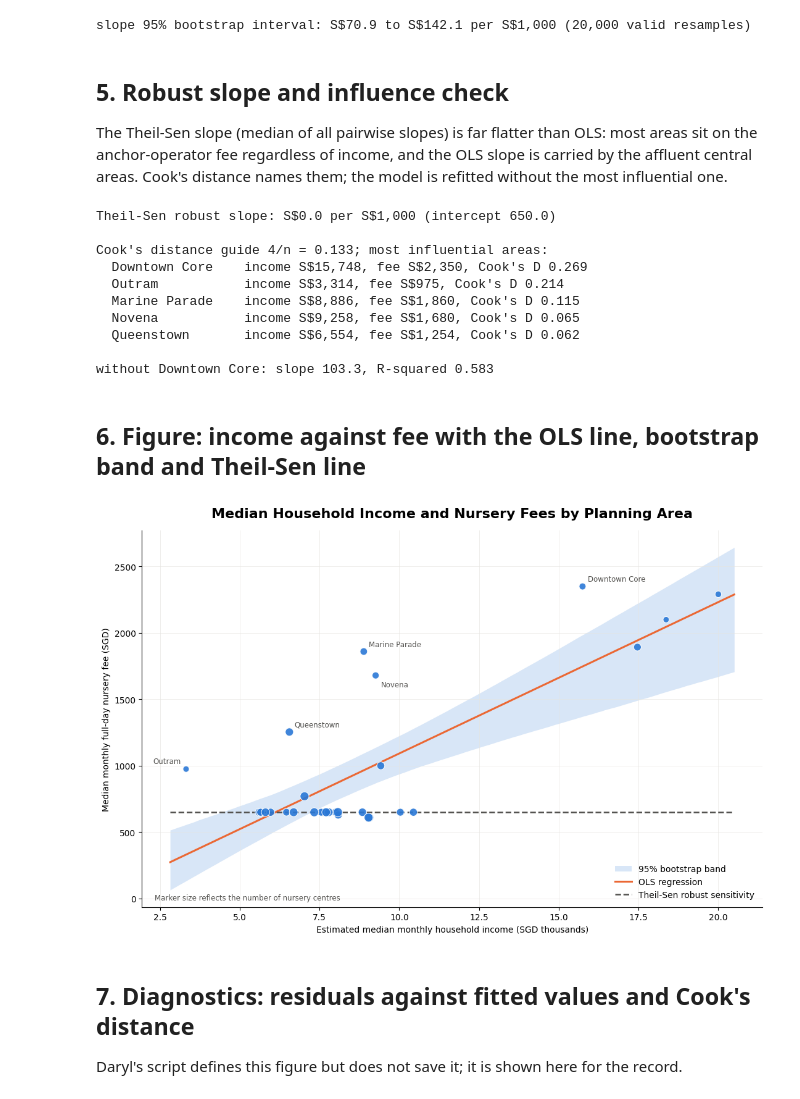
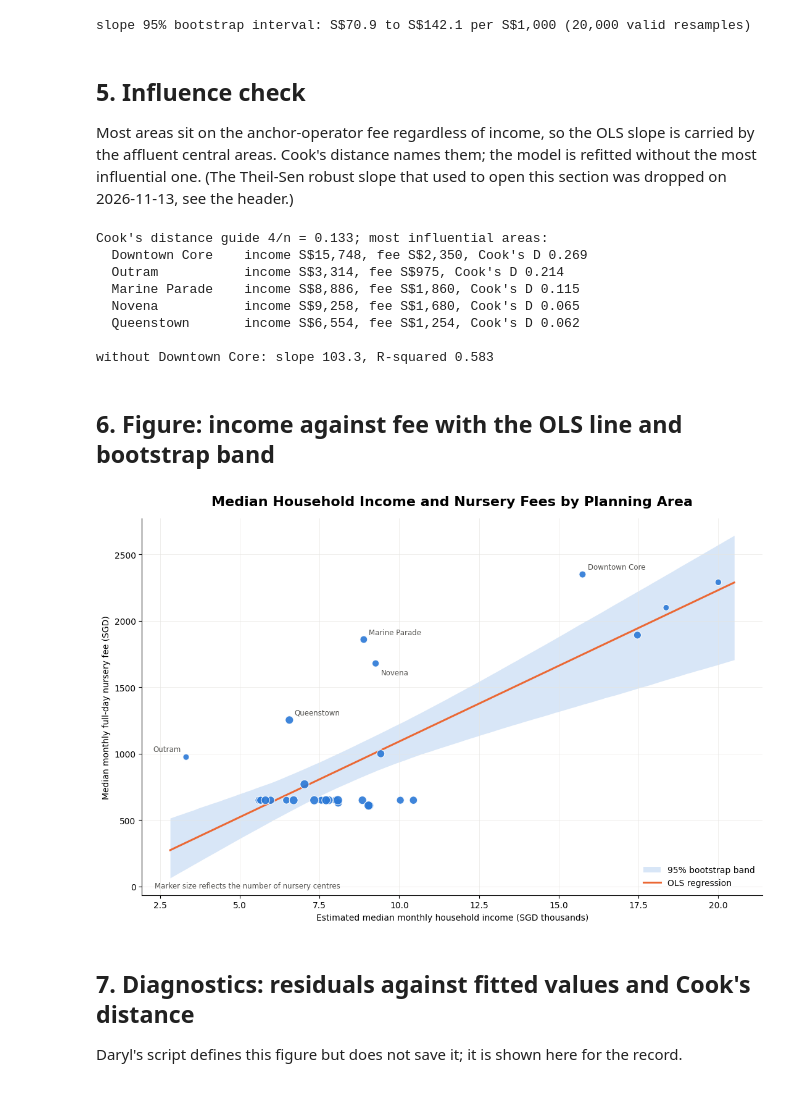
Before and after one commit to squgily/BT4015group2, a Jupyter notebook: 3_Hypothesis_Testing/3_02_income_fee_regression.ipynb, the cells around one changed output. Cells and saved outputs as stored; diff of their text form; code cells hidden in the pictures.

```diff
--- a/3_Hypothesis_Testing/3_02_income_fee_regression.ipynb
+++ b/3_Hypothesis_Testing/3_02_income_fee_regression.ipynb
@@ -35,8 +39,8 @@ import pandas as pd
 from bt4015.regression import INCOME_BANDS, ols_fit, prepare_data
 
 INCOME_CSV = DATA / "ResidentHouseholdsIncomebyPlanningArea.csv"
-NURSERY_CSV = OUT / "spatial_autocorrelation_nursery_fee_planning_area" / "planning_area_nursery_fee_moran.csv"
-OUT_DIR = OUT / "resident-household-income_regression"   # the folder Daryl's run wrote to
+NURSERY_CSV = OUT / "spatial_autocorrelation_nursery_fee_planning_area_2026" / "planning_area_nursery_fee_moran.csv"
+OUT_DIR = OUT / "household_income_nursery_fee_regression_2026"   # Daryl's folder on main (11 Nov)
 OUT_DIR.mkdir(parents=True, exist_ok=True)
 PERMUTATIONS = 49_999     # two-sided permutation test for the correlations
 BOOTSTRAP_SAMPLES = 20_000  # paired bootstrap resamples for the slope interval
@@ -168,37 +172,21 @@ print(f"slope 95% bootstrap interval: S${slope_ci[0]:,.1f} to S${slope_ci[1]:,.1
 # %% [output]
 slope 95% bootstrap interval: S$70.9 to S$142.1 per S$1,000 (20,000 valid resamples)
 # %% [markdown]
-## 5. Robust slope and influence check
+## 5. Influence check
 
-The Theil-Sen slope (median of all pairwise slopes) is far flatter than OLS: most areas sit on the
-anchor-operator fee regardless of income, and the OLS slope is carried by the affluent central areas.
-Cook's distance names them; the model is refitted without the most influential one.
+Most areas sit on the anchor-operator fee regardless of income, so the OLS slope is carried by the
+affluent central areas. Cook's distance names them; the model is refitted without the most influential
+one. (The Theil-Sen robust slope that used to open this section was dropped on 2026-11-13, see the header.)
 # %%
-def theil_sen_fit(x, y):
-    """Return the median pairwise slope and its median-residual intercept."""
-    slopes = []
-    for left in range(len(x)):
-        for right in range(left + 1, len(x)):
-            if x[right] != x[left]:
-                slopes.append((y[right] - y[left]) / (x[right] - x[left]))
-    slope = float(np.median(slopes))
-    intercept = float(np.median(y - slope * x))
-    return intercept, slope
-
-
-# 1. Theil-Sen robust slope.
-theil_sen = theil_sen_fit(income_thousands, fees)
-print(f"Theil-Sen robust slope: S${theil_sen[1]:,.1f} per S$1,000 (intercept {theil_sen[0]:,.1f})")
-
-# 2. Cook's distance: the five most influential areas and the 4/n guide.
+# 1. Cook's distance: the five most influential areas and the 4/n guide.
 cooks = np.asarray(model["cooks_distance"])
 order = np.argsort(cooks)[::-1][:5]
-print(f"\nCook's distance guide 4/n = {4 / len(data):.3f}; most influential areas:")
+print(f"Cook's distance guide 4/n = {4 / len(data):.3f}; most influential areas:")
 for index in order:
     print(f"  {data.loc[index, 'planning_area_name']:<16} income S${data.loc[index, 'estimated_median_income_sgd']:,.0f}, "
           f"fee S${data.loc[index, 'median_fee_sgd']:,.0f}, Cook's D {cooks[index]:.3f}")
 
-# 3. Refit without the single most influential area.
+# 2. Refit without the single most influential area.
 top_influence_index = int(np.argmax(cooks))
 keep = np.arange(len(data)) != top_influence_index
 model_without_top_influence = ols_fit(income_thousands[keep], fees[keep])
@@ -206,8 +194,6 @@ top_influence_name = str(data.loc[top_influence_index, "planning_area_name"])
 print(f"\nwithout {top_influence_name}: slope {model_without_top_influence['slope']:,.1f}, "
       f"R-squared {model_without_top_influence['r_squared']:.3f}")
 # %% [output]
-Theil-Sen robust slope: S$0.0 per S$1,000 (intercept 650.0)
-
 Cook's distance guide 4/n = 0.133; most influential areas:
   Downtown Core    income S$15,748, fee S$2,350, Cook's D 0.269
   Outram           income S$3,314, fee S$975, Cook's D 0.214
@@ -217,40 +203,38 @@ Cook's distance guide 4/n = 0.133; most influential areas:
 
 without Downtown Core: slope 103.3, R-squared 0.583
 # %% [markdown]
-## 6. Figure: income against fee with the OLS line, bootstrap band and Theil-Sen line
+## 6. Figure: income against fee with the OLS line and bootstrap band
 # %%
 x = income_thousands
 y = fees
 x_grid = np.linspace(max(0, x.min() - 0.5), x.max() + 0.5, 240)
 regression = model["intercept"] + model["slope"] * x_grid
-robust_regression = theil_sen[0] + theil_sen[1] * x_grid
 boot_prediction = boot_intercept[:, None] + boot_slope[:, None] * x_grid[None, :]
 lower, upper = np.percentile(boot_prediction, [2.5, 97.5], axis=0)
 sizes = 30 + 8 * np.sqrt(data["centre_count"].to_numpy())
 
 fig, ax = plt.subplots(figsize=(11, 7.2))
 ax.fill_between(x_grid, lower, upper, color=BLUE, alpha=0.18, linewidth=0, label="95% bootstrap band")
 ax.plot(x_grid, regression, color=ORANGE, linewidth=2.2, label="OLS regression")
-ax.plot(x_grid, robust_regression, color=INK2, linewidth=1.8, linestyle="--", label="Theil-Sen robust sensitivity")
 ax.scatter(x, y, s=sizes, color=BLUE, edgecolor="white", linewidth=0.8, alpha=0.9, zorder=3)
 top_influence = np.argsort(cooks)[-5:]
 offsets = [(6, 6), (6, -13), (6, 6), (-6, 7), (6, 6)]
 for index, offset in zip(top_influence, offsets):
     ax.annotate(data.loc[index, "planning_area_name"], (x[index], y[index]), xytext=offset,
                 textcoords="offset points", fontsize=8.5, ha="right" if offset[0] < 0 else "left", color=INK2)
 ax.set_title("Median Household Income and Nursery Fees by Planning Area", fontsize=16, fontweight="bold", pad=15)
 ax.set_xlabel("Estimated median monthly household income (SGD thousands)")
 ax.set_ylabel("Median monthly full-day nursery fee (SGD)")
 ax.grid(axis="both", color=GRID, linewidth=0.7, alpha=0.65)
 ax.spines[["top", "right"]].set_visible(False)
 ax.legend(loc="lower right", frameon=False)
 ax.text(0.02, 0.02, "Marker size reflects the number of nursery centres", transform=ax.transAxes, ha="left",
         fontsize=8.5, color=INK2)
 fig.tight_layout()
 fig.savefig(OUT_DIR / "income_nursery_fee_regression.png", dpi=240, facecolor="white")
 plt.show()
 # %% [output]
-[figure, old version]
+[figure, new version]
 # %% [markdown]
 ## 7. Diagnostics: residuals against fitted values and Cook's distance
 
```
Also changed, not shown: parts of 2 cells of this notebook, 33 other files.
